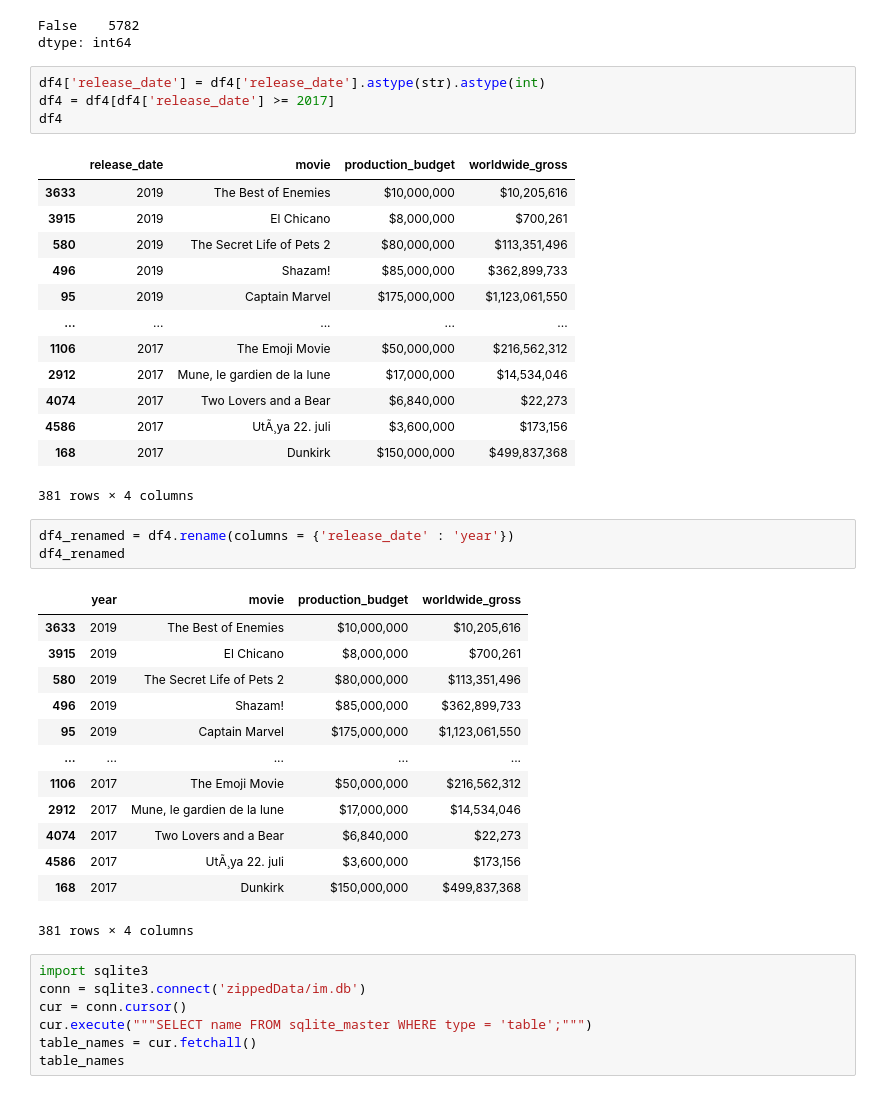
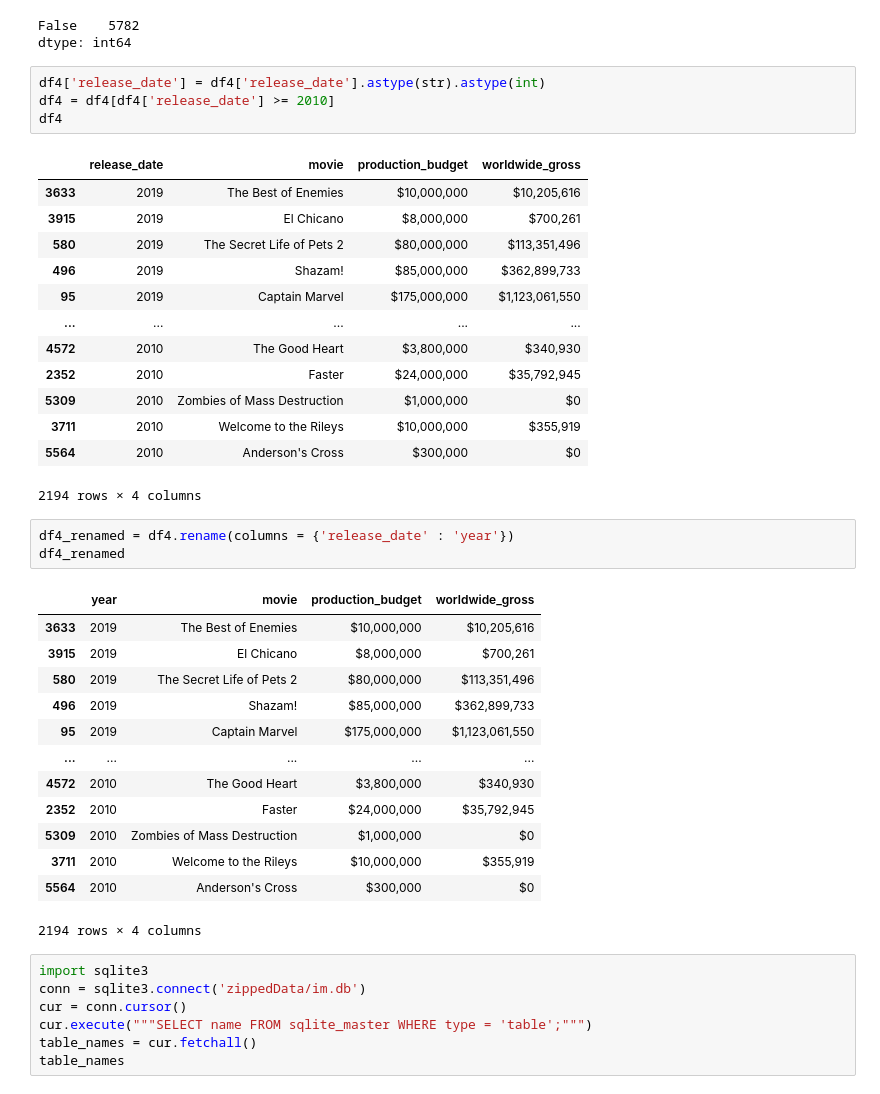
Before and after one commit to VolhaP87/Microsoft_Movie_Analysis, a Jupyter notebook: student.ipynb, the cells around one changed output. Saved outputs shown, nothing was run; the diff lists cells and outputs as text.

```diff
--- a/student.ipynb
+++ b/student.ipynb
@@ -279,22 +279,22 @@ False    5782
 dtype: int64
 # %%
 df4['release_date'] = df4['release_date'].astype(str).astype(int)
-df4 = df4[df4['release_date'] >= 2017]
+df4 = df4[df4['release_date'] >= 2010]
 df4
 # %% [output]
 |  | release_date | movie | production_budget | worldwide_gross |
 | 3633 | 2019 | The Best of Enemies | $10,000,000 | $10,205,616 |
 | 3915 | 2019 | El Chicano | $8,000,000 | $700,261 |
 | 580 | 2019 | The Secret Life of Pets 2 | $80,000,000 | $113,351,496 |
 | 496 | 2019 | Shazam! | $85,000,000 | $362,899,733 |
 | 95 | 2019 | Captain Marvel | $175,000,000 | $1,123,061,550 |
 | ... | ... | ... | ... | ... |
-| 1106 | 2017 | The Emoji Movie | $50,000,000 | $216,562,312 |
-| 2912 | 2017 | Mune, le gardien de la lune | $17,000,000 | $14,534,046 |
-| 4074 | 2017 | Two Lovers and a Bear | $6,840,000 | $22,273 |
-| 4586 | 2017 | UtÃ¸ya 22. juli | $3,600,000 | $173,156 |
-| 168 | 2017 | Dunkirk | $150,000,000 | $499,837,368 |
+| 4572 | 2010 | The Good Heart | $3,800,000 | $340,930 |
+| 2352 | 2010 | Faster | $24,000,000 | $35,792,945 |
+| 5309 | 2010 | Zombies of Mass Destruction | $1,000,000 | $0 |
+| 3711 | 2010 | Welcome to the Rileys | $10,000,000 | $355,919 |
+| 5564 | 2010 | Anderson's Cross | $300,000 | $0 |
-381 rows × 4 columns
+2194 rows × 4 columns
 # %%
 df4_renamed = df4.rename(columns = {'release_date' : 'year'})
 df4_renamed
@@ -306,12 +306,12 @@ df4_renamed
 | 496 | 2019 | Shazam! | $85,000,000 | $362,899,733 |
 | 95 | 2019 | Captain Marvel | $175,000,000 | $1,123,061,550 |
 | ... | ... | ... | ... | ... |
-| 1106 | 2017 | The Emoji Movie | $50,000,000 | $216,562,312 |
-| 2912 | 2017 | Mune, le gardien de la lune | $17,000,000 | $14,534,046 |
-| 4074 | 2017 | Two Lovers and a Bear | $6,840,000 | $22,273 |
-| 4586 | 2017 | UtÃ¸ya 22. juli | $3,600,000 | $173,156 |
-| 168 | 2017 | Dunkirk | $150,000,000 | $499,837,368 |
+| 4572 | 2010 | The Good Heart | $3,800,000 | $340,930 |
+| 2352 | 2010 | Faster | $24,000,000 | $35,792,945 |
+| 5309 | 2010 | Zombies of Mass Destruction | $1,000,000 | $0 |
+| 3711 | 2010 | Welcome to the Rileys | $10,000,000 | $355,919 |
+| 5564 | 2010 | Anderson's Cross | $300,000 | $0 |
-381 rows × 4 columns
+2194 rows × 4 columns
 # %%
 import sqlite3
 conn = sqlite3.connect('zippedData/im.db')
```
Also changed, not shown: parts of 13 cells of this notebook.
